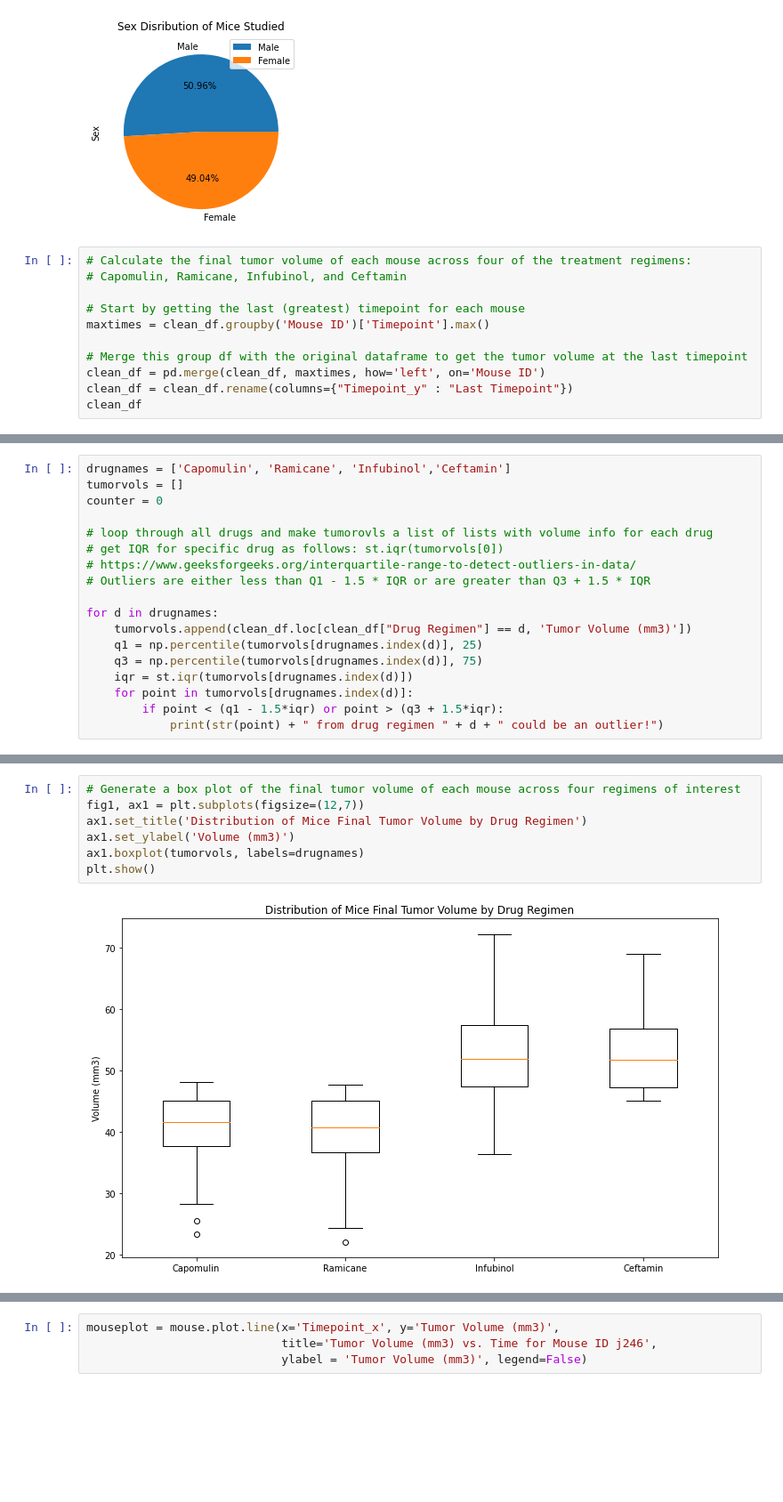
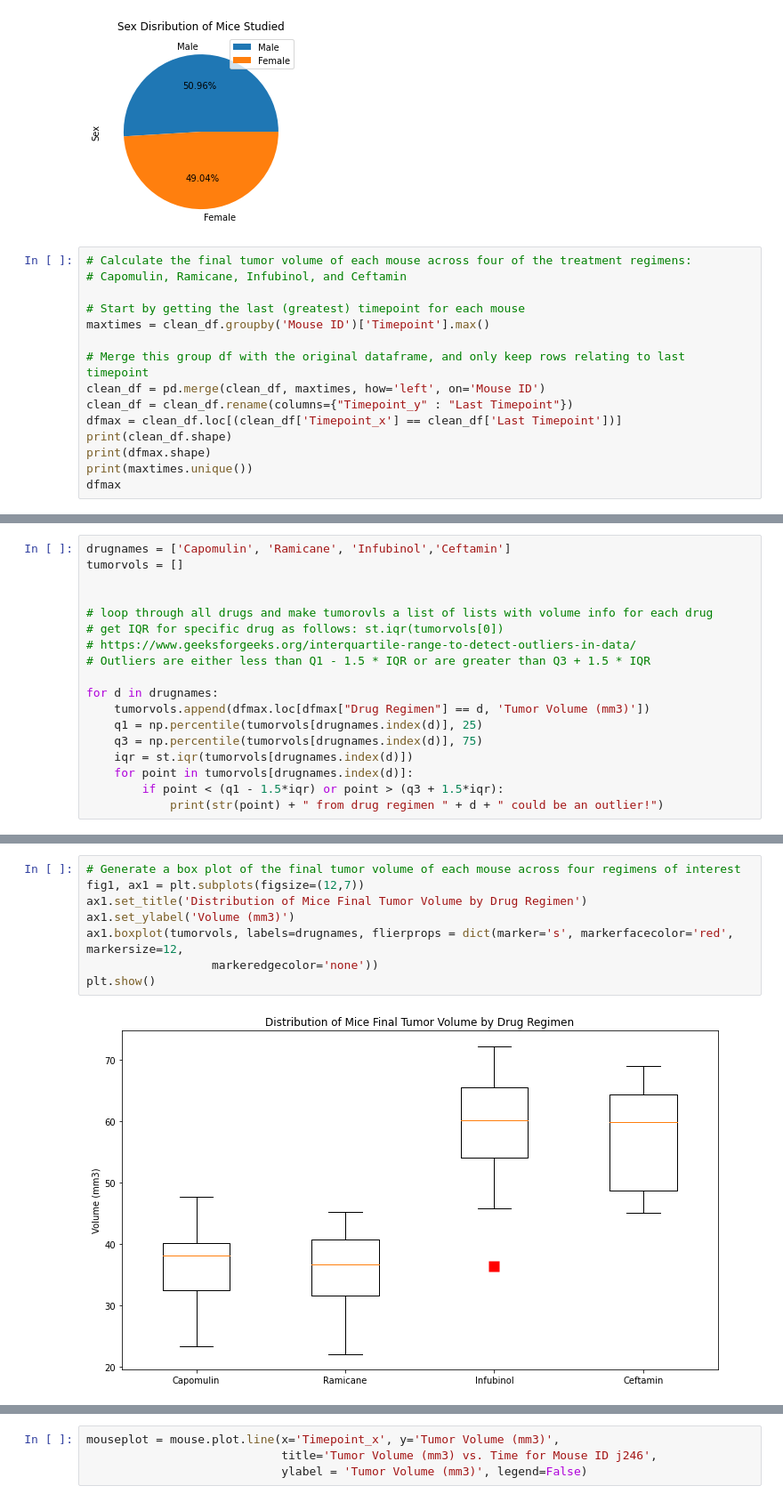
Before and after one commit to canamasc/matplotlib-challenge, a Jupyter notebook: Pymaceuticals.ipynb, the cells around one changed output, grey strips where cells are left out. Shown: that part at 89% size. Drawn from its saved outputs; the diff is of its cells as text; blank space fills up the shorter version.

```diff
--- a/Pymaceuticals.ipynb
+++ b/Pymaceuticals.ipynb
@@ -195,8 +214,12 @@ Text(0, 0.5, 'Sex')
 # Start by getting the last (greatest) timepoint for each mouse
 maxtimes = clean_df.groupby('Mouse ID')['Timepoint'].max()
 
-# Merge this group df with the original dataframe to get the tumor volume at the last timepoint
+# Merge this group df with the original dataframe, and only keep rows relating to last timepoint
 clean_df = pd.merge(clean_df, maxtimes, how='left', on='Mouse ID')
 clean_df = clean_df.rename(columns={"Timepoint_y" : "Last Timepoint"})
-clean_df
+dfmax = clean_df.loc[(clean_df['Timepoint_x'] == clean_df['Last Timepoint'])]
+print(clean_df.shape)
+print(dfmax.shape)
+print(maxtimes.unique())
+dfmax
 # %% [output]
@@ -216,7 +242,7 @@ clean_df
 # %%
 drugnames = ['Capomulin', 'Ramicane', 'Infubinol','Ceftamin']
 tumorvols = []
-counter = 0
+
 
 # loop through all drugs and make tumorovls a list of lists with volume info for each drug
 # get IQR for specific drug as follows: st.iqr(tumorvols[0])
@@ -224,7 +250,7 @@ counter = 0
 # Outliers are either less than Q1 - 1.5 * IQR or are greater than Q3 + 1.5 * IQR
 
 for d in drugnames:
-    tumorvols.append(clean_df.loc[clean_df["Drug Regimen"] == d, 'Tumor Volume (mm3)'])
+    tumorvols.append(dfmax.loc[dfmax["Drug Regimen"] == d, 'Tumor Volume (mm3)'])
     q1 = np.percentile(tumorvols[drugnames.index(d)], 25)
     q3 = np.percentile(tumorvols[drugnames.index(d)], 75)
     iqr = st.iqr(tumorvols[drugnames.index(d)])
@@ -238,11 +262,12 @@ for d in drugnames:
 # %%
 # Generate a box plot of the final tumor volume of each mouse across four regimens of interest
 fig1, ax1 = plt.subplots(figsize=(12,7))
 ax1.set_title('Distribution of Mice Final Tumor Volume by Drug Regimen')
 ax1.set_ylabel('Volume (mm3)')
-ax1.boxplot(tumorvols, labels=drugnames)
+ax1.boxplot(tumorvols, labels=drugnames, flierprops = dict(marker='s', markerfacecolor='red', markersize=12,
+                  markeredgecolor='none'))
 plt.show()
 # %% [output]
-[figure, old version]
+[figure, new version]
 # %%
 # Generate a line plot of tumor volume vs. time point for a mouse treated with Capomulin
```
Also changed, not shown: parts of 8 cells of this notebook.
